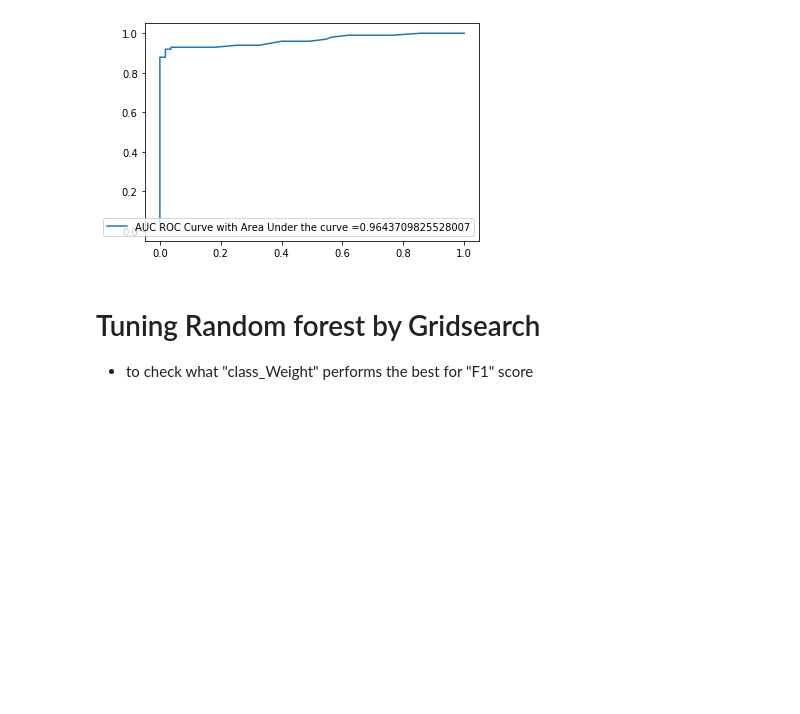
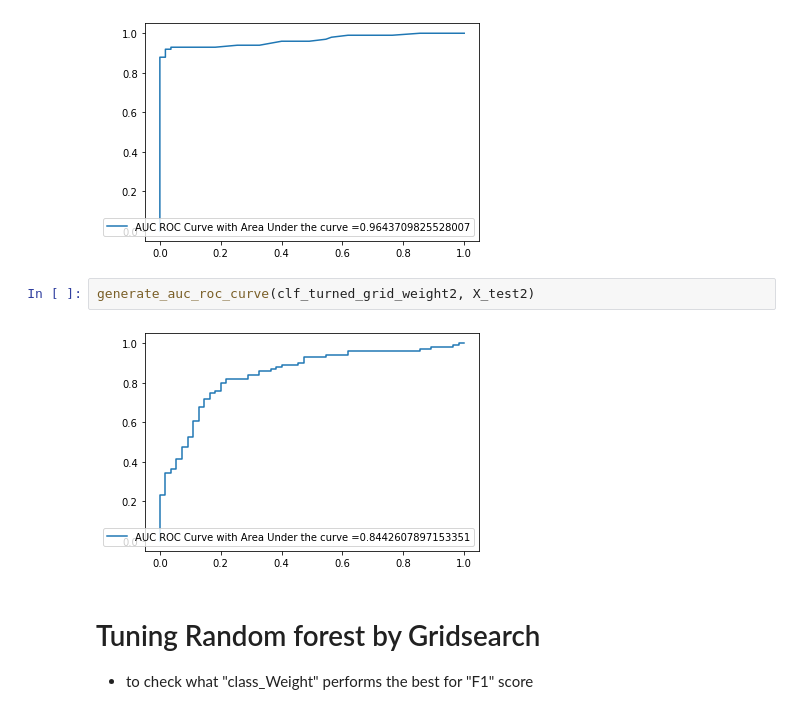
Before and after one commit to yukaberry/portfolio_forecasting_diabetes, a Jupyter notebook: Untitled.ipynb, the cells around one changed output. Cells and saved outputs as stored; diff of their text form; blank space fills up the shorter version.

```diff
--- a/Untitled.ipynb
+++ b/Untitled.ipynb
@@ -184,6 +350,10 @@ generate_auc_roc_curve(clf, X_test)
 generate_auc_roc_curve(clf_r, X_test)
 # %% [output]
 [figure]
+# %%
+generate_auc_roc_curve(clf_turned_grid_weight2, X_test2)
+# %% [output]
+[figure, added]
 # %% [markdown]
 # Tuning Random forest by Gridsearch
 * to check what "class_Weight" performs the best for "F1" score
```
Also changed, not shown: parts of 19 cells of this notebook, 5 other files.
